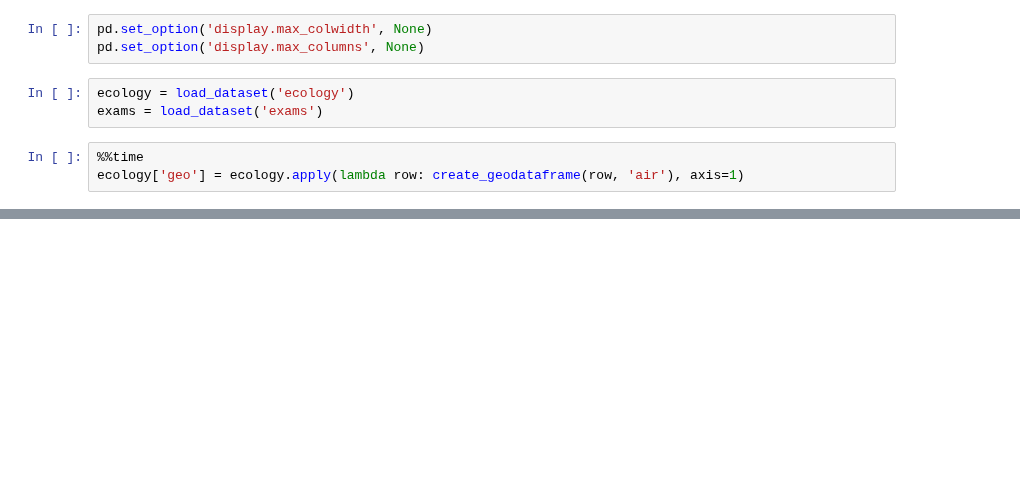
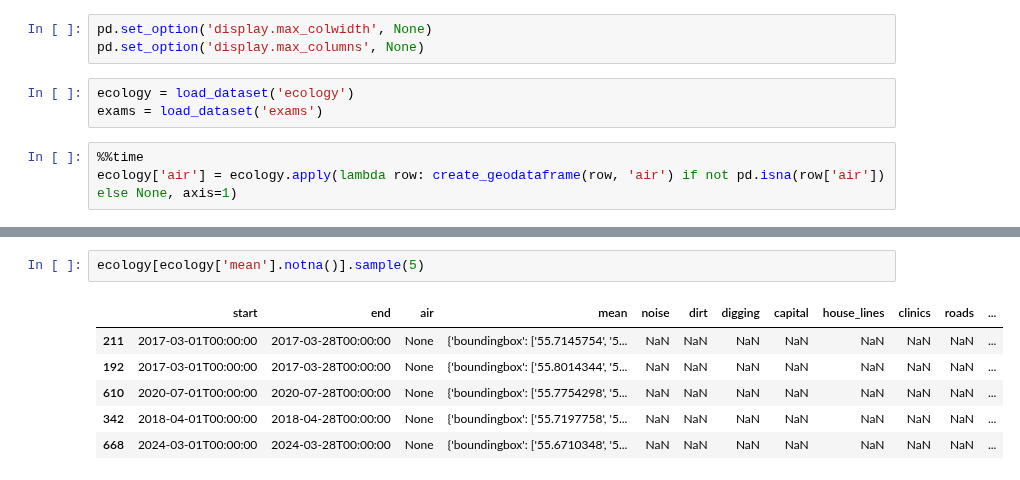
Before and after one commit to allseenn/dipai, a Jupyter notebook: 04.ipynb, the cells around one changed output, grey strips where cells are left out. Drawn from its saved outputs; the diff is of its cells as text; blank space fills up the shorter version.

```diff
--- a/04.ipynb
+++ b/04.ipynb
@@ -66,6 +177,6 @@ pd.set_option('display.max_columns', None)
 # %%
 ecology = load_dataset('ecology')
 exams = load_dataset('exams')
-# %%
-%%time
-ecology['geo'] = ecology.apply(lambda row: create_geodataframe(row, 'air'), axis=1)
+# %%
+%%time
+ecology['air'] = ecology.apply(lambda row: create_geodataframe(row, 'air') if not pd.isna(row['air']) else None, axis=1)
@@ -71,0 +186,9 @@ ecology['geo'] = ecology.apply(lambda row: create_geodataframe(row, 'air'), axis
+# %%
+ecology[ecology['mean'].notna()].sample(5)
+# %% [output]
+|  | start | end | air | mean | noise | dirt | digging | capital | house_lines | clinics | roads | ... |
+| 211 | 2017-03-01T00:00:00 | 2017-03-28T00:00:00 | None | {'boundingbox': ['55.7145754', '5... | NaN | NaN | NaN | NaN | NaN | NaN | NaN | ... |
+| 192 | 2017-03-01T00:00:00 | 2017-03-28T00:00:00 | None | {'boundingbox': ['55.8014344', '5... | NaN | NaN | NaN | NaN | NaN | NaN | NaN | ... |
+| 610 | 2020-07-01T00:00:00 | 2020-07-28T00:00:00 | None | {'boundingbox': ['55.7754298', '5... | NaN | NaN | NaN | NaN | NaN | NaN | NaN | ... |
+| 342 | 2018-04-01T00:00:00 | 2018-04-28T00:00:00 | None | {'boundingbox': ['55.7197758', '5... | NaN | NaN | NaN | NaN | NaN | NaN | NaN | ... |
+| 668 | 2024-03-01T00:00:00 | 2024-03-28T00:00:00 | None | {'boundingbox': ['55.6710348', '5... | NaN | NaN | NaN | NaN | NaN | NaN | NaN | ... |
```
Also changed, not shown: parts of 5 cells of this notebook, 1 other file.
